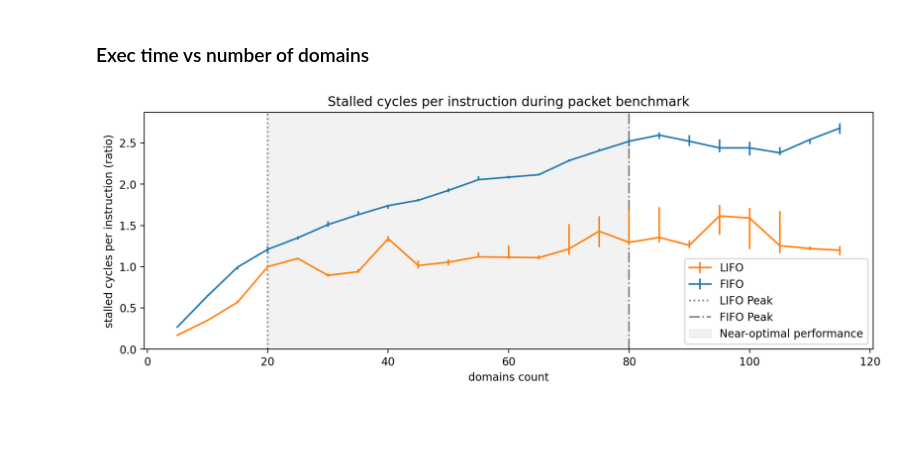
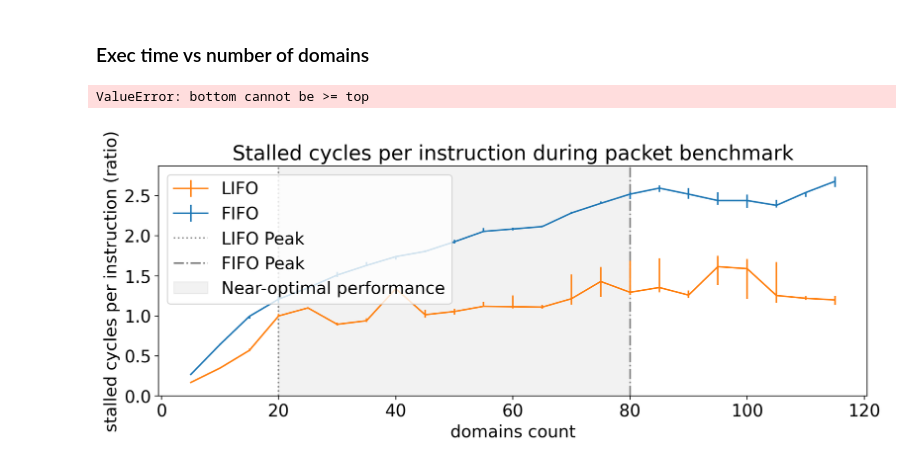
Before and after one commit to bartoszmodelski/ebsl, a Jupyter notebook: evaluation/packet-benchmark-sherwood-perf.py.ipynb, the cells around one changed output. Drawn from its saved outputs; the diff is of its cells as text; code cells hidden in the pictures; blank space fills up the shorter version.

```diff
--- a/evaluation/packet-benchmark-sherwood-perf.py.ipynb
+++ b/evaluation/packet-benchmark-sherwood-perf.py.ipynb
@@ -205,31 +203,32 @@ def plot(x, data, key, name):
 # %%
 import matplotlib.pyplot as plt
 plt.rcParams['figure.dpi'] = 200
 
 size = 1
 
 fig, axes = plt.subplots(size, 1, sharex=True)
 fig.set_size_inches(12, 4 * size)
 
 
 ax = axes
 
 area = ax.axvspan(20, 80, color='gray', alpha=0.1, label="Near-optimal performance")
 lifo_peak = ax.axvline(x=20, color="grey", label="LIFO Peak", linestyle=":")
 fifo_peak = ax.axvline(x=80, color="grey", label="FIFO Peak", linestyle="-.")
 
 line_lifo = plot(x, fifo_transformed, "stalled_cycles_per_ins-processed", 'FIFO')
 line_fifo = plot(x, lifo_transformed, "stalled_cycles_per_ins-processed", 'LIFO')
 
 ax.legend(handles=[line_fifo, line_lifo, lifo_peak, fifo_peak, area])
 
 #ax.set_yscale("log")
 ax.set_ylim(ymin=0)
 ax.set_title("Stalled cycles per instruction during packet benchmark")
 ax.set_ylabel('stalled cycles per instruction (ratio)')
 ax.set_xlabel('domains count')
 
-
+plt.subplots_adjust(bottom=0.15, top=0.15)
 plt.savefig("packet-basic-" + run_name + ".png", dpi=200)
 # %% [output]
+ValueError: bottom cannot be >= top
-[figure, old version]
+[figure, new version]
```
Also changed, not shown: parts of 6 cells of this notebook, 1 other file.
